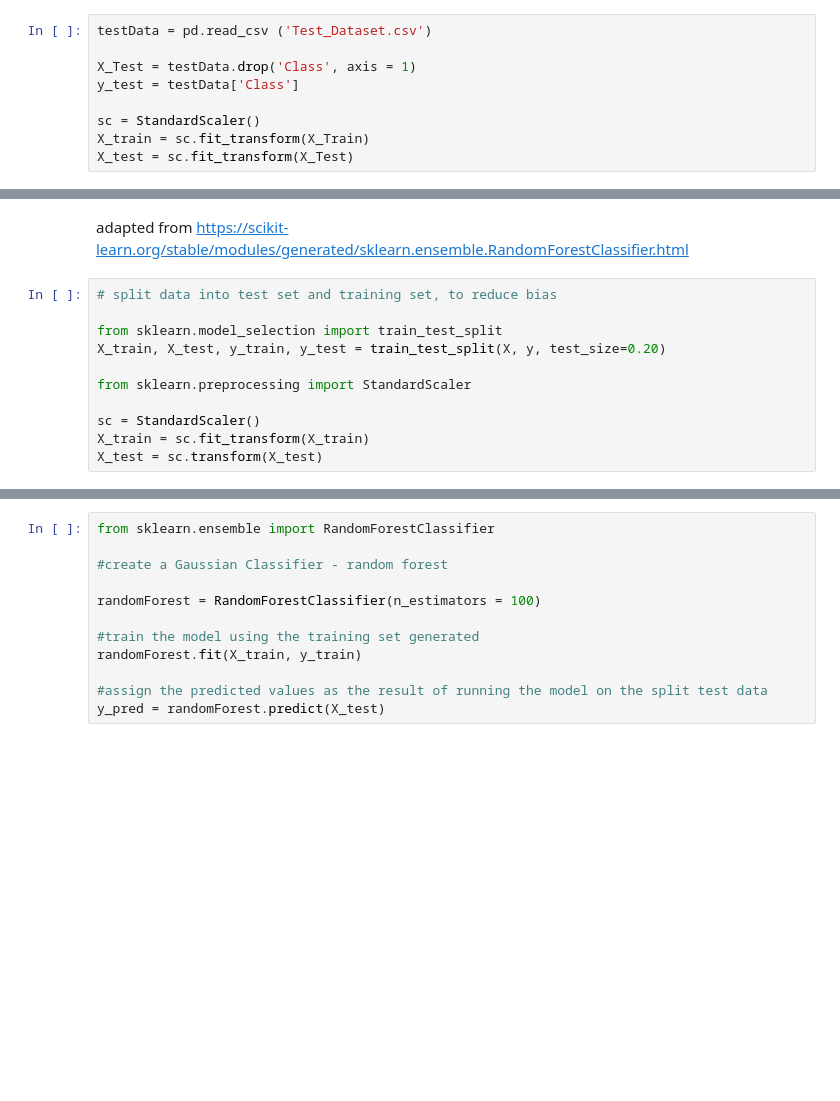
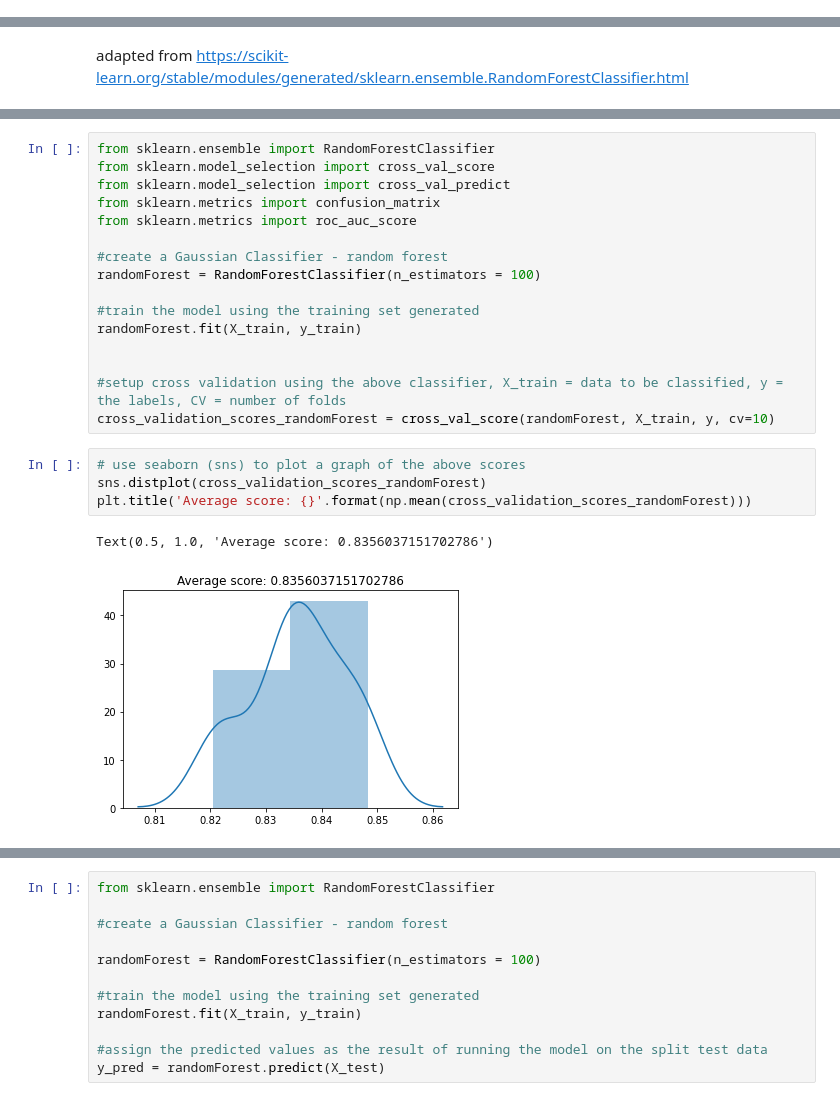
Before and after one commit to RachPatel/DMML_CW2_Group_20, a Jupyter notebook: Group_20_NoteBook_Progress.ipynb, the cells around one changed output, grey strips where cells are left out. Saved outputs shown, nothing was run; the diff lists cells and outputs as text; blank space fills up the shorter version.

Commit message:
RandomForests Added

```diff
--- a/Group_20_NoteBook_Progress .ipynb
+++ b/Group_20_NoteBook_Progress.ipynb
@@ -213,9 +143,0 @@ weighted avg       0.84      0.84      0.84      9690
-# %%
-testData = pd.read_csv ('Test_Dataset.csv')
-
-X_Test = testData.drop('Class', axis = 1)
-y_test = testData['Class']
-
-sc = StandardScaler()
-X_train = sc.fit_transform(X_Train)
-X_test = sc.fit_transform(X_Test)
@@ -444,13 +467,2 @@ weighted avg       0.53      0.52      0.52      7090
 # %% [markdown]
 adapted from https://scikit-learn.org/stable/modules/generated/sklearn.ensemble.RandomForestClassifier.html
-# %%
-# split data into test set and training set, to reduce bias
-
-from sklearn.model_selection import train_test_split
-X_train, X_test, y_train, y_test = train_test_split(X, y, test_size=0.20)
-
-from sklearn.preprocessing import StandardScaler
-
-sc = StandardScaler()
-X_train = sc.fit_transform(X_train)
-X_test = sc.transform(X_test)
@@ -456,0 +472,23 @@ X_test = sc.transform(X_test)
+# %%
+from sklearn.ensemble import RandomForestClassifier
+from sklearn.model_selection import cross_val_score
+from sklearn.model_selection import cross_val_predict
+from sklearn.metrics import confusion_matrix
+from sklearn.metrics import roc_auc_score
+
+#create a Gaussian Classifier - random forest
+randomForest = RandomForestClassifier(n_estimators = 100)
+
+#train the model using the training set generated
+randomForest.fit(X_train, y_train)
+
+
+#setup cross validation using the above classifier, X_train = data to be classified, y = the labels, CV = number of folds
+cross_validation_scores_randomForest = cross_val_score(randomForest, X_train, y, cv=10)
+# %%
+# use seaborn (sns) to plot a graph of the above scores
+sns.distplot(cross_validation_scores_randomForest)
+plt.title('Average score: {}'.format(np.mean(cross_validation_scores_randomForest)))
+# %% [output]
+Text(0.5, 1.0, 'Average score: 0.8356037151702786')
+[figure, added]
```
Also changed, not shown: parts of 58 cells of this notebook, 1 other file.
